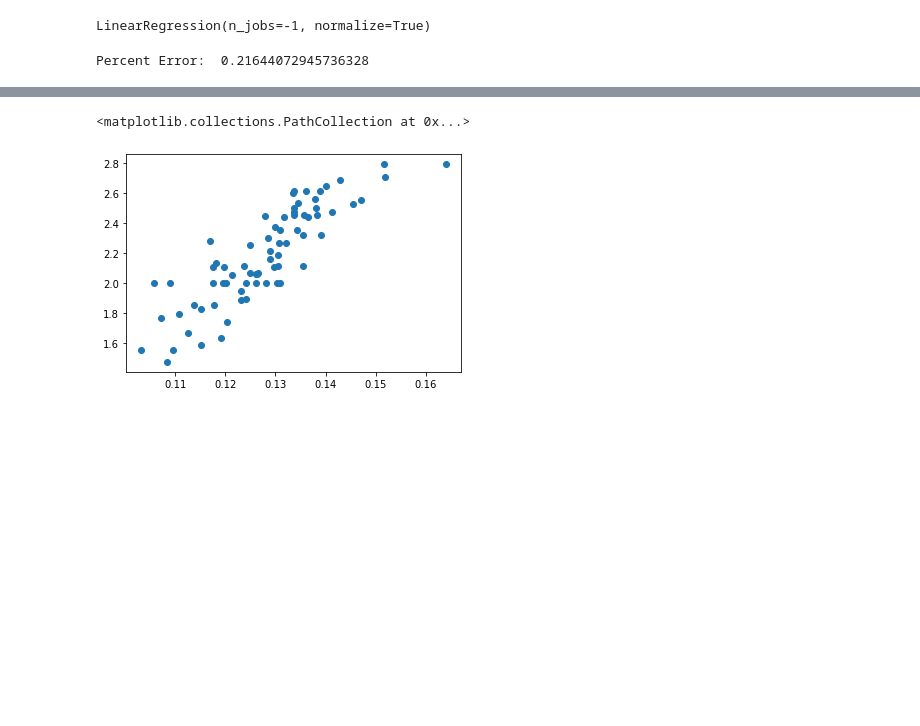
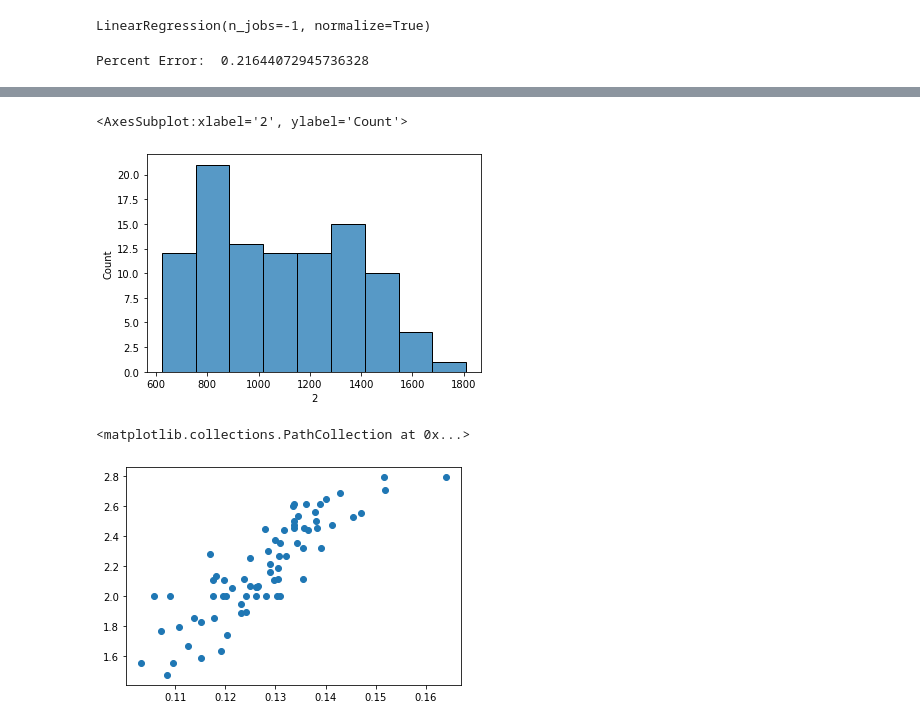
Before and after one commit to fraclad/MOAR-Drilling, a Jupyter notebook: notebooks/Irvin_EDA.ipynb, the cells around one changed output, grey strips where cells are left out. Cells and saved outputs as stored; diff of their text form; code cells hidden in the pictures; blank space fills up the shorter version.

```diff
--- a/notebooks/Irvin_EDA.ipynb
+++ b/notebooks/Irvin_EDA.ipynb
@@ -297,3 +312,8 @@ predictions["Prediction, MSTB"]
+# %%
+sns.histplot(predictions.iloc[2, :-2], bins=9)
+# %% [output]
+<AxesSubplot:xlabel='2', ylabel='Count'>
+[figure, added]
 # %%
 plt.scatter(dfProdFull["Porosity, fraction"], dfProdFull["Rock facies"])
 # %% [output]
```
Also changed, not shown: parts of 13 cells of this notebook, 1 other file.
